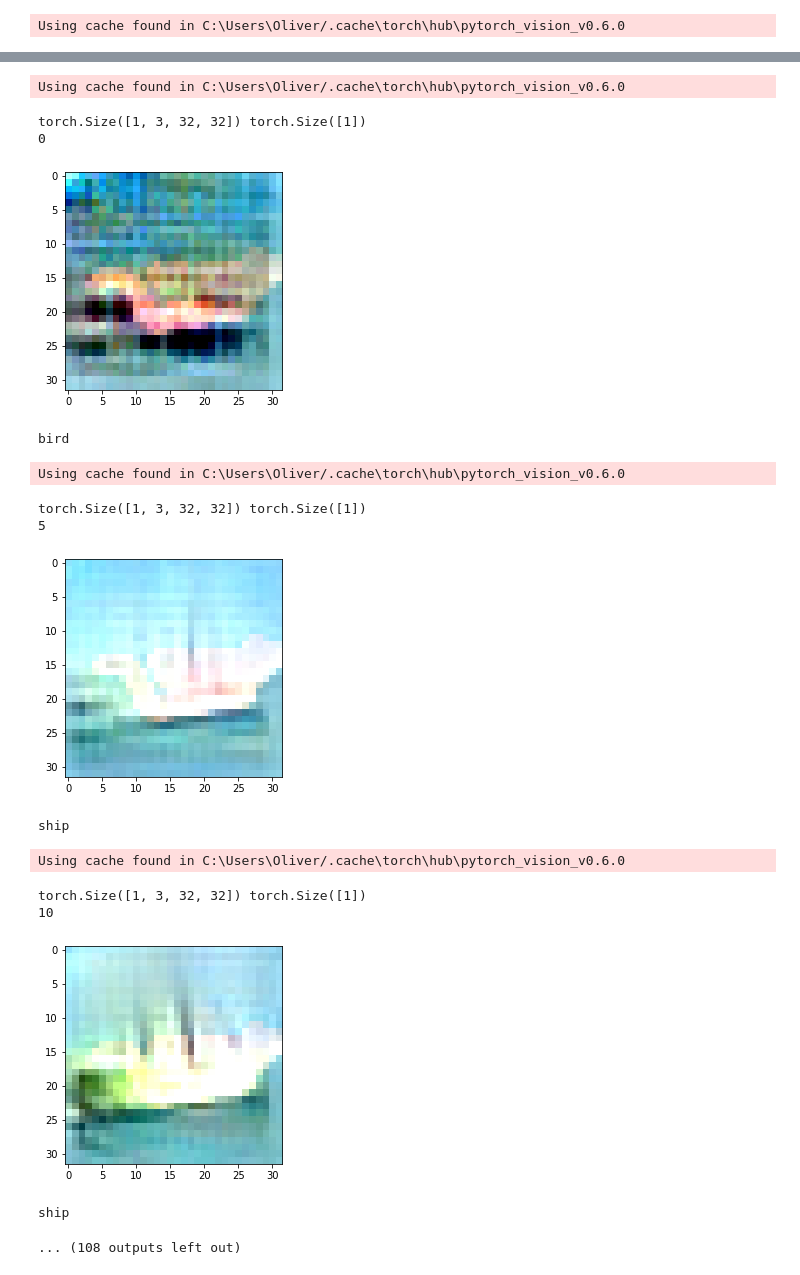
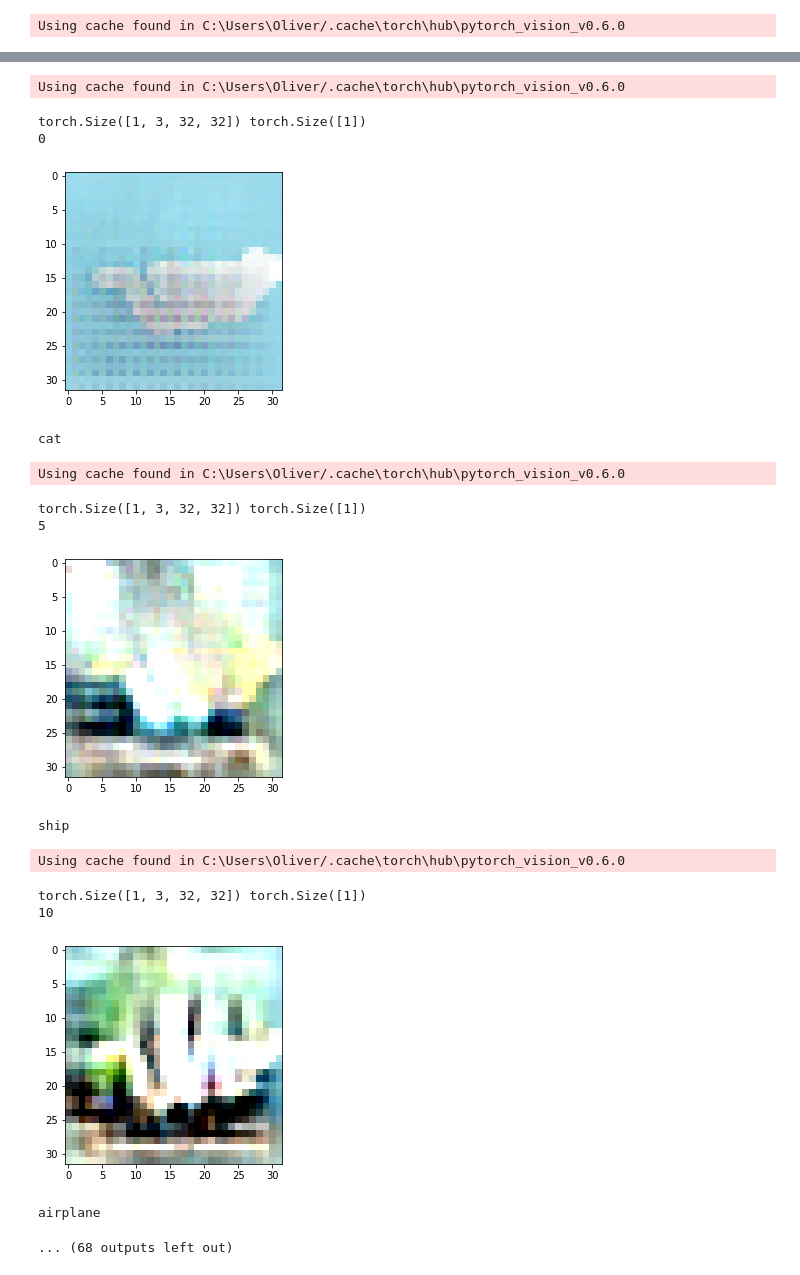
Before and after one commit to Blimeo/nmep-proj, a Jupyter notebook: main.ipynb, the cells around one changed output, grey strips where cells are left out. Cells and saved outputs as stored; diff of their text form; code cells hidden in the pictures.

```diff
--- a/main.ipynb
+++ b/main.ipynb
@@ -98,9 +100,9 @@ deer
 import imageio
 from torchvision.utils import save_image
 model = ResNet('18').to(device)
-model.load_state_dict(torch.load('models/resnet18_l2eps=10/85')) # 20 omg
+model.load_state_dict(torch.load('models/resnet18_l2eps=50/95'))
 model.eval()
-image = torch.Tensor(imageio.imread('deer.png')).permute(2, 0, 1).to(device) / 255.
+image = torch.Tensor(imageio.imread('sketch1.png')).permute(2, 0, 1).to(device) / 255.
 # print(image.shape)
 plt.imshow(image.permute(1, 2, 0).cpu())
 plt.show()
@@ -108,15 +110,14 @@ label = torch.Tensor([6]).to(device).long()
 # adv = pgd(image.view(1,3,32,32), label, model, stepsize=1, eps=60, steps=80, constraint='l_2')
 # adv = pgd(image.view(1,3,32,32), label, model, stepsize=.015, eps=.6, steps=40, constraint='l_inf')
 # adv = pgd(image.view(1,3,32,32), label, model, stepsize=.03, eps=.1, steps=5, constraint='l_inf')
-eps=3500
+eps=5000
 steps=100
 # adv = fgsm(image.view(1, 3, 32, 32), label, model, eps=0.2)
-adv = pgd_attack(image.view(3,32,32), 4, model, stepsize=2.5 * eps / steps, eps=eps, steps=steps, constraint='l_2')
+adv = pgd_attack(image.view(3,32,32), 1, model, stepsize=2.5 * eps / steps, eps=eps, steps=steps, constraint='l_2')
 plt.imshow(adv.cpu().view(3, 32, 32).permute(1, 2, 0))
 plt.show()
 print(cifar_labels[torch.argmax(model(adv.view(1, 3, 32, 32))).item()])
-
-upsample = transforms.Compose([transforms.ToPILImage(), transforms.Resize(480), transforms.ToTensor()])
+upsample = transforms.Compose([transforms.ToPILImage(), transforms.Resize(480, interpolation=2), transforms.ToTensor()])
 
 torchvision.utils.save_image(upsample(adv.cpu()), 'saved.png')
 # %% [output]
@@ -127,30 +128,30 @@ torch.Size([1, 3, 32, 32]) torch.Size([1])
 bird
 # %%
-for i in range(0,150,5):
+for i in range(0,100,5):
     model = ResNet('18').to(device)
-    model.load_state_dict(torch.load('models/resnet18_l2eps=10/' + str(i))) # 20 omg
+    model.load_state_dict(torch.load('models/resnet18_l2eps=50/' + str(i))) # 20 omg
     model.eval()
     eps=5000
-    c = 8
+    c = 9
     adv = pgd_attack(image.view(3,32,32), c, model, stepsize=2.5 * eps / 100, eps=eps, steps=100, constraint='l_2')
     print(i)
     plt.imshow(adv.cpu().view(3, 32, 32).permute(1, 2, 0))
     plt.show()
     print(cifar_labels[torch.argmax(model(adv.view(1, 3, 32, 32))).item()])
 # %% [output]
 Using cache found in C:\Users\Oliver/.cache\torch\hub\pytorch_vision_v0.6.0
 torch.Size([1, 3, 32, 32]) torch.Size([1])
 0
-[figure, old version]
+[figure, new version]
-bird
+cat
 Using cache found in C:\Users\Oliver/.cache\torch\hub\pytorch_vision_v0.6.0
 torch.Size([1, 3, 32, 32]) torch.Size([1])
 5
-[figure, old version]
+[figure, new version]
 ship
 Using cache found in C:\Users\Oliver/.cache\torch\hub\pytorch_vision_v0.6.0
 torch.Size([1, 3, 32, 32]) torch.Size([1])
 10
-[figure, old version]
+[figure, new version]
-ship
+airplane
-... (108 outputs left out)
+... (68 outputs left out)
```
Also changed, not shown: parts of 10 cells of this notebook, 22 other files.
